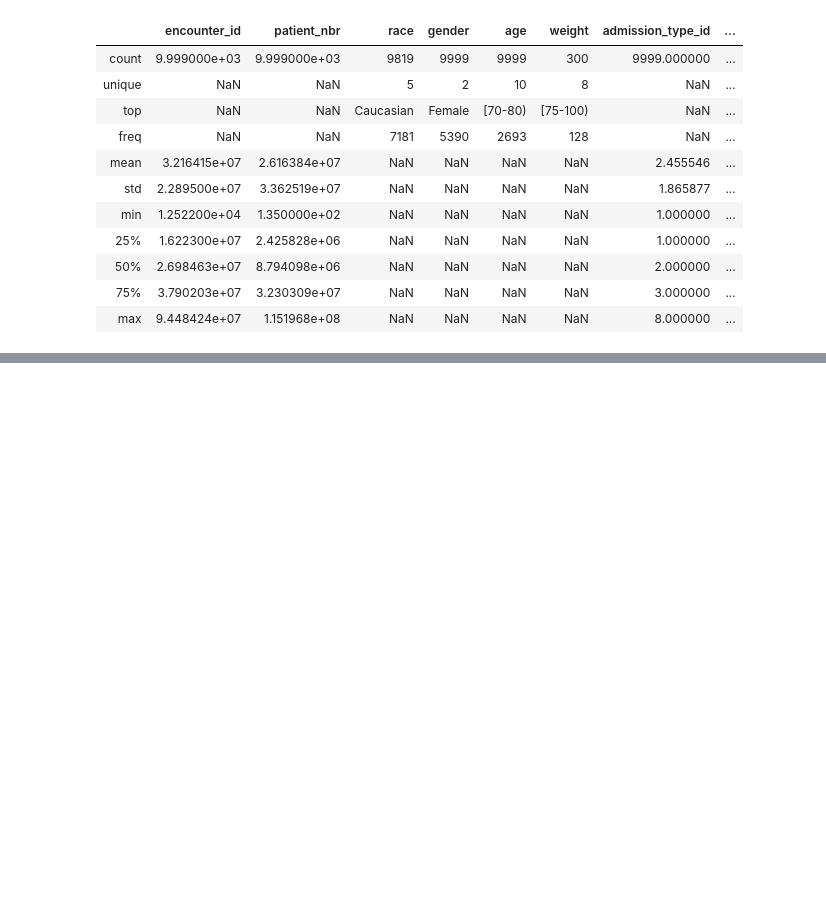
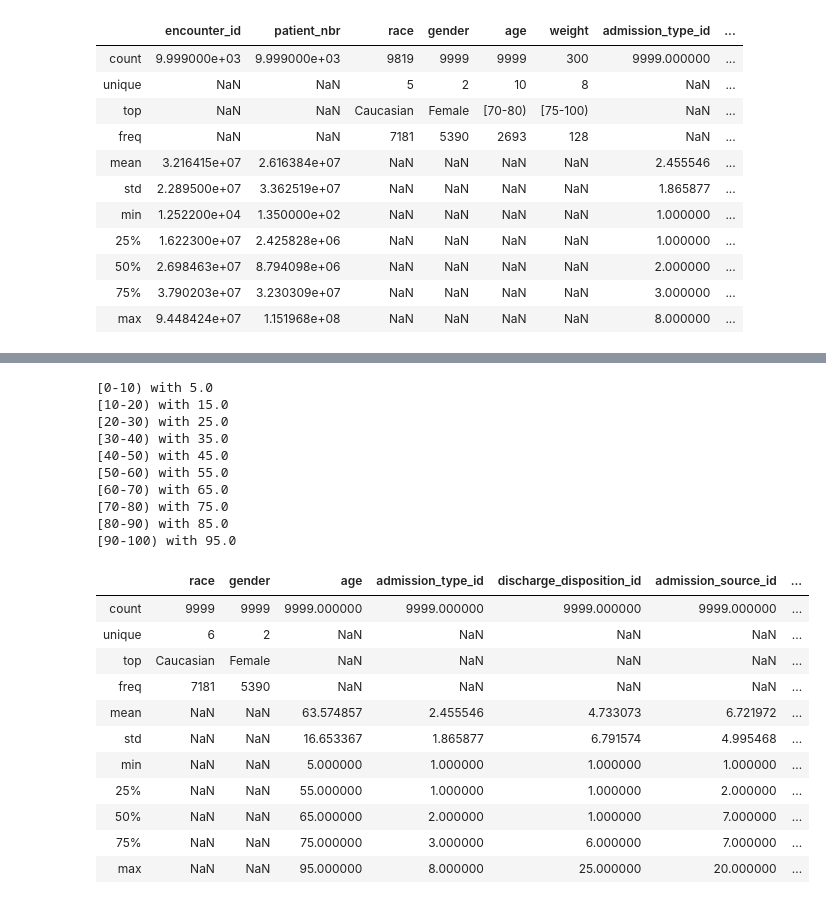
Before and after one commit to SimeonHey/diabetes-130-ds-final, a Jupyter notebook: Playin.ipynb, the cells around one changed output, grey strips where cells are left out. Cells and saved outputs as stored; diff of their text form; code cells hidden in the pictures; blank space fills up the shorter version.

```diff
--- a/Playin.ipynb
+++ b/Playin.ipynb
@@ -57,0 +156,10 @@ np.any(original['metformin-pioglitazone'] != 'No')
+# %%
+print('Unique pairs before:')
+print(get_unique_pairs(df))
+
+df.drop('encounter_id', axis=1, inplace=True)
+#TODO: Could drop subsequent patient visits
+df.drop('patient_nbr', axis=1, inplace=True)
+
+print('Unique pairs after:')
+print(get_unique_pairs(df))
@@ -57,0 +185,32 @@ np.any(original['metformin-pioglitazone'] != 'No')
+# %%
+num_ages = np.linspace(5, 95, 10)
+cat_ages = df['age'].unique()
+
+for cat, num in zip(cat_ages, num_ages):
+    print(cat,'with', num)
+    df['age'].replace(to_replace=cat, value=num, inplace=True)
+
+df.describe(include='all')
+# %% [output]
+[0-10) with 5.0
+[10-20) with 15.0
+[20-30) with 25.0
+[30-40) with 35.0
+[40-50) with 45.0
+[50-60) with 55.0
+[60-70) with 65.0
+[70-80) with 75.0
+[80-90) with 85.0
+[90-100) with 95.0
+|  | race | gender | age | admission_type_id | discharge_disposition_id | admission_source_id | ... |
+| count | 9999 | 9999 | 9999.000000 | 9999.000000 | 9999.000000 | 9999.000000 | ... |
+| unique | 6 | 2 | NaN | NaN | NaN | NaN | ... |
+| top | Caucasian | Female | NaN | NaN | NaN | NaN | ... |
+| freq | 7181 | 5390 | NaN | NaN | NaN | NaN | ... |
+| mean | NaN | NaN | 63.574857 | 2.455546 | 4.733073 | 6.721972 | ... |
+| std | NaN | NaN | 16.653367 | 1.865877 | 6.791574 | 4.995468 | ... |
+| min | NaN | NaN | 5.000000 | 1.000000 | 1.000000 | 1.000000 | ... |
+| 25% | NaN | NaN | 55.000000 | 1.000000 | 1.000000 | 2.000000 | ... |
+| 50% | NaN | NaN | 65.000000 | 2.000000 | 1.000000 | 7.000000 | ... |
+| 75% | NaN | NaN | 75.000000 | 3.000000 | 6.000000 | 7.000000 | ... |
+| max | NaN | NaN | 95.000000 | 8.000000 | 25.000000 | 20.000000 | ... |
```
Also changed, not shown: parts of 21 cells of this notebook, 2 other files.
